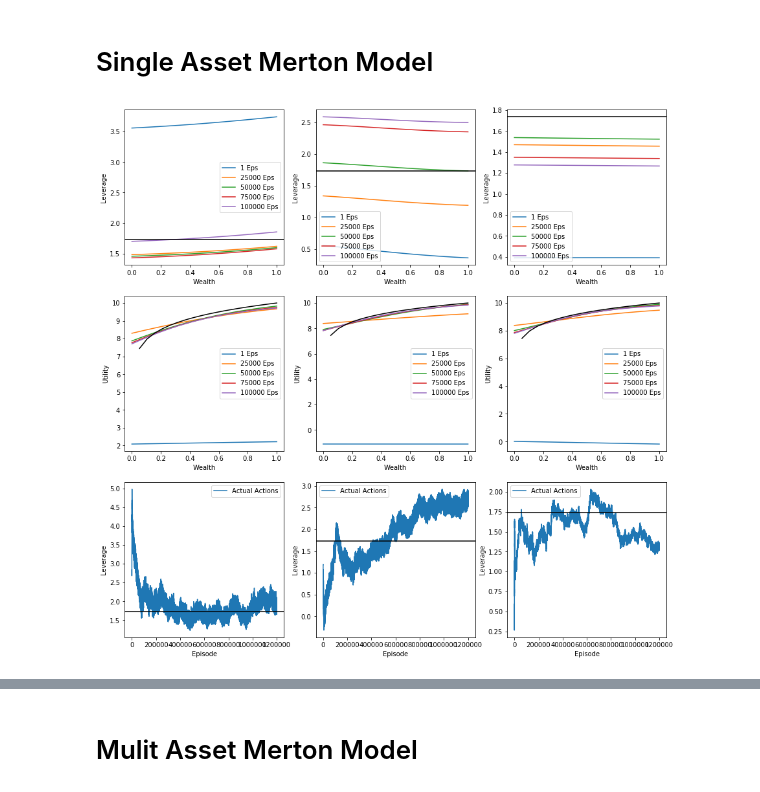
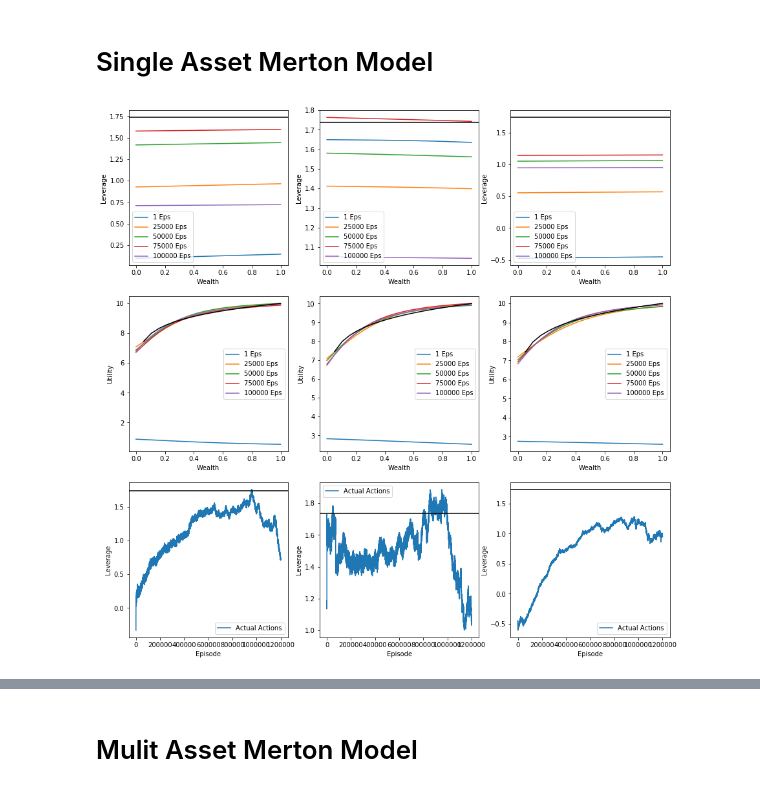
Before and after one commit to ansgarw/rl-portfolio, a Jupyter notebook: A2C Agent/Actor Critic.ipynb, the cells around one changed output, grey strips where cells are left out. Saved outputs shown, nothing was run; the diff lists cells and outputs as text; code cells hidden in the pictures.

```diff
--- a/A2C Agent/Actor Critic.ipynb
+++ b/A2C Agent/Actor Critic.ipynb
@@ -15,9 +15,8 @@ import A2C_III
 
 # Model Parameters.
 Retrain_Frequency = 10
-Sigma_Range       = [2, 0.01]
-Sigma_Anneal      = 0.7
-Gamma             = 0.99
+Sigma_Range       = [2, 0.2]
+Sigma_Anneal      = 1
 
 Mu       = 0.05
 Sigma    = 0.16
@@ -25,17 +24,21 @@ Row      = 1
 Rf       = 0.01
 Risk_Adv = 0.9
 
-N_Eps    = int(1e5)
+Gamma  = (1 + Rf) ** (Risk_Adv - 1)
+N_Eps  = int(1e5)
 
 Actor_Hypers   = {"Learning Rate" : 0.075,
+                  "Epoch"         : 1,
+                  "Network Size"  : [4,4],
+                  "Activation"    : "Sigmoid",
+                  "Alpha"         : 0.1}
+
+Critic_Hypers = {"Learning Rate" : 0.05,
                  "Epoch"         : 1,
                  "Network Size"  : [4,4],
-                 "Activation"    : "Sigmoid"}
+                 "Activation"    : "Sigmoid",
+                 "Alpha"         : 0.001}
 
-Critic_Hypers = {"Learning Rate" : 0.005,
-                 "Epoch"         : 1,
-                 "Network Size"  : [4,4],
-                 "Activation"    : "Sigmoid"}
 
 
 # Run the algorithm.
@@ -58,6 +61,7 @@ def Run_Model(seed):
 pool = mp.Pool(3)
 Results = pool.map(Run_Model, (np.random.uniform(size = 3) * 1000).astype(int))
 pool.close()
+
 
 
 # Plot the results.
@@ -67,31 +71,31 @@ for i in range(len(Results)):
         ax[0, i].plot(np.linspace(0,1,20), Results[i][1][j]["Policy"], label = Results[i][1][j]["Title"])
         ax[1, i].plot(np.linspace(0,1,20), Results[i][1][j]["Value"], label = Results[i][1][j]["Title"])
 
     ax[0, i].set_xlabel("Wealth")
     ax[0, i].set_ylabel("Leverage")
     ax[0, i].axhline((Mu - Rf) / (Risk_Adv * (Sigma ** 2)), color = 'k')
     ax[0, i].legend()
 
     ax[1, i].set_xlabel("Wealth")
     ax[1, i].set_ylabel("Utility")
     ax[1, i].legend()
 
     if Risk_Adv == 1:
         ax[1, i].plot(np.linspace(0,1,20),
                       [None] + list(np.log(np.linspace(0,1,20)[1::])),
                       color = 'k')
     else:
         ax[1, i].plot(np.linspace(0,1,20),
                       [None] + list((np.linspace(0,1,20)[1::] ** (1 - Risk_Adv)) / (1 - Risk_Adv)),
                       color = 'k')
 
 
     ax[2, i].plot(np.array(Results[i][0]).reshape(-1), label = "Actual Actions")
     ax[2, i].set_xlabel("Episode")
     ax[2, i].set_ylabel("Leverage")
     ax[2, i].axhline((Mu - Rf) / (Risk_Adv * (Sigma ** 2)), color = 'k')
     ax[2, i].legend()
 
 plt.show()
 # %% [output]
-[figure, old version]
+[figure, new version]
```
Also changed, not shown: parts of 1 cell of this notebook, 1 other file.
